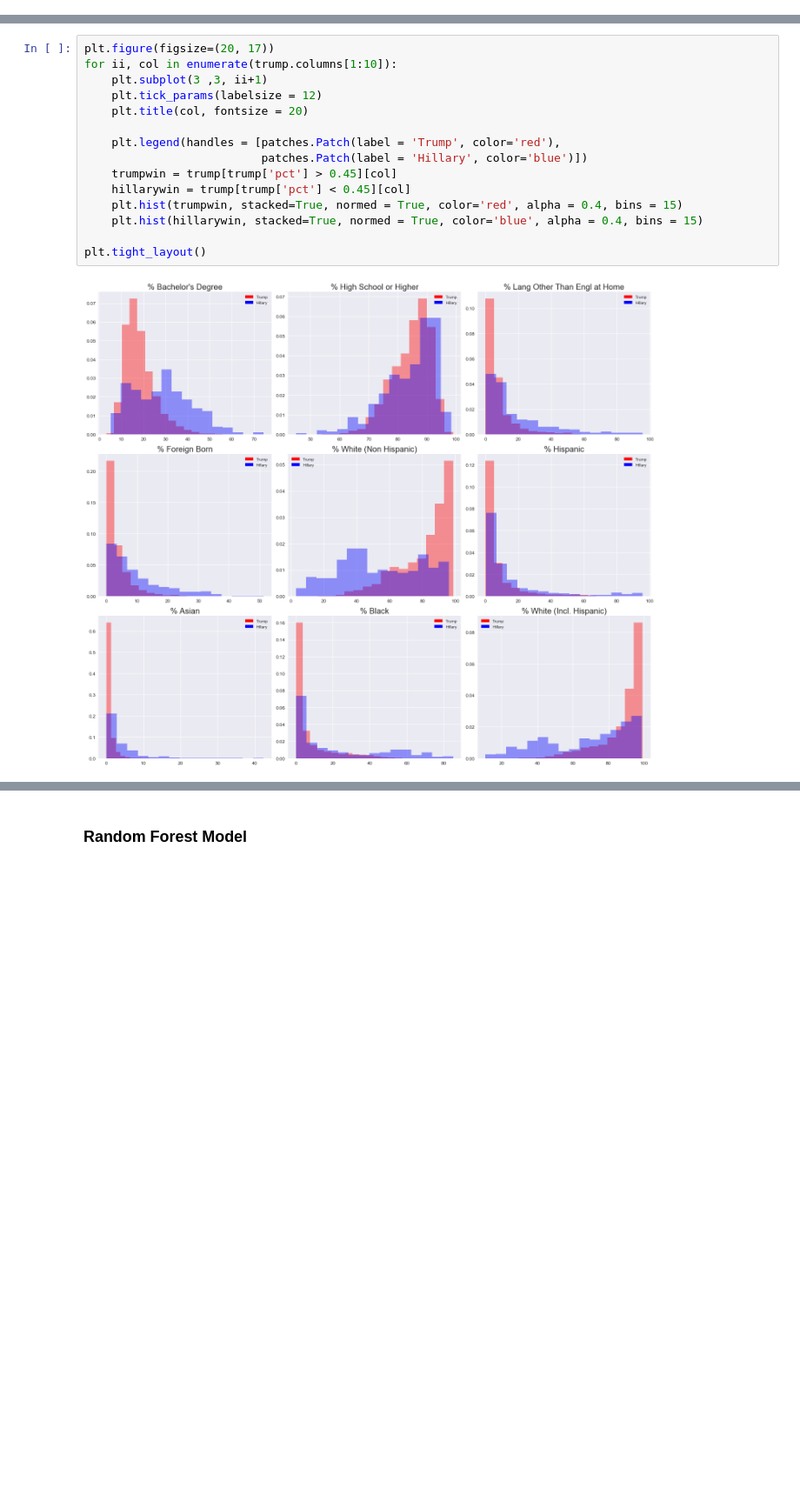
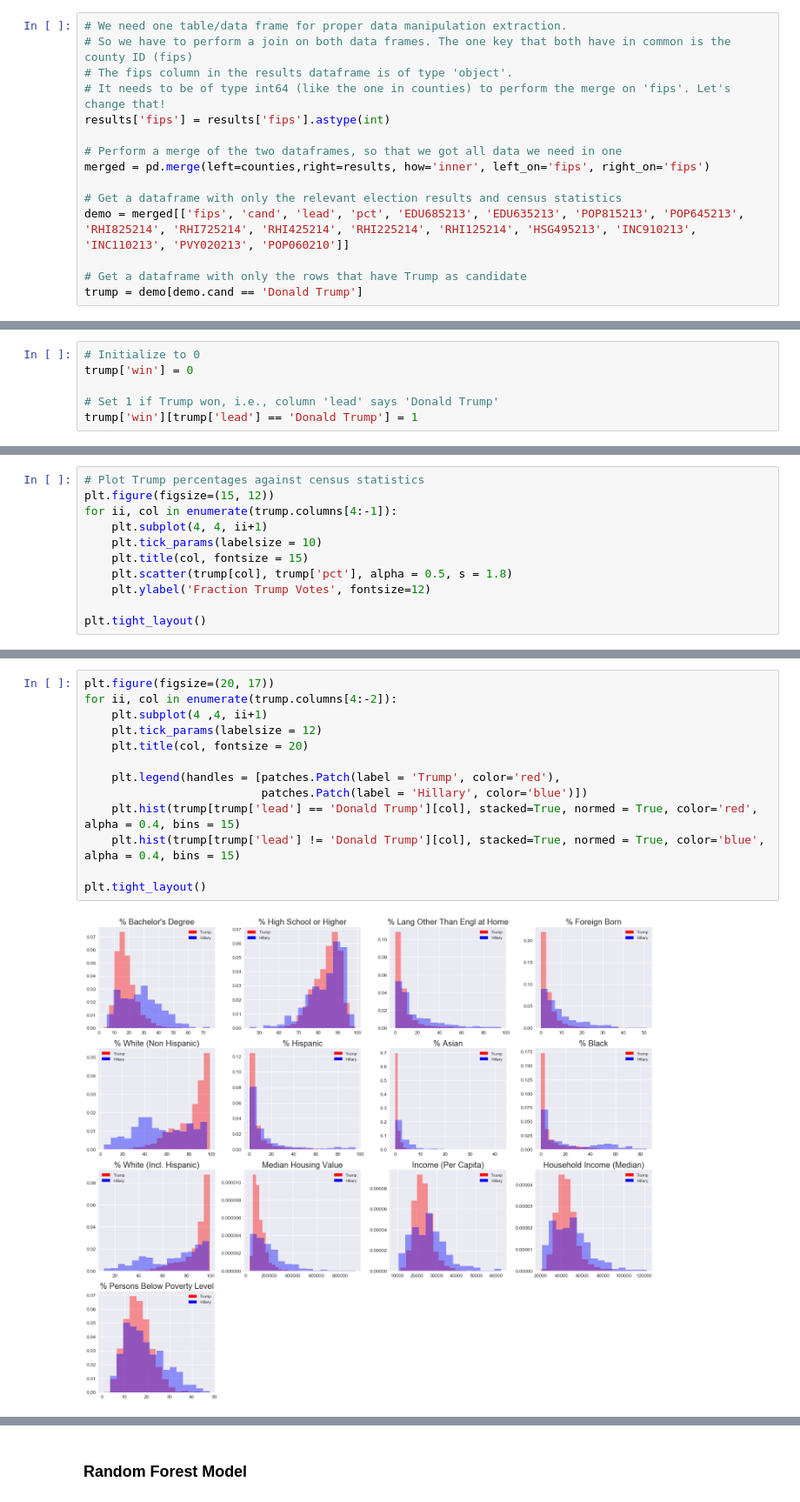
Before and after one commit to stefanmunnich/2016election, a Jupyter notebook: Trump.ipynb, the cells around one changed output, grey strips where cells are left out. Shown: that part at 87% size. Cells and saved outputs as stored; diff of their text form; blank space fills up the shorter version.

```diff
--- a/Trump.ipynb
+++ b/Trump.ipynb
@@ -92,0 +69,15 @@ trump['win'][trump['pct'] < 0.45] = 0
+# %%
+# We need one table/data frame for proper data manipulation extraction.
+# So we have to perform a join on both data frames. The one key that both have in common is the county ID (fips)
+# The fips column in the results dataframe is of type 'object'.
+# It needs to be of type int64 (like the one in counties) to perform the merge on 'fips'. Let's change that!
+results['fips'] = results['fips'].astype(int)
+
+# Perform a merge of the two dataframes, so that we got all data we need in one
+merged = pd.merge(left=counties,right=results, how='inner', left_on='fips', right_on='fips')
+
+# Get a dataframe with only the relevant election results and census statistics
+demo = merged[['fips', 'cand', 'lead', 'pct', 'EDU685213', 'EDU635213', 'POP815213', 'POP645213', 'RHI825214', 'RHI725214', 'RHI425214', 'RHI225214', 'RHI125214', 'HSG495213', 'INC910213', 'INC110213', 'PVY020213', 'POP060210']]
+
+# Get a dataframe with only the rows that have Trump as candidate
+trump = demo[demo.cand == 'Donald Trump']
@@ -92,0 +115,6 @@ trump['win'][trump['pct'] < 0.45] = 0
+# %%
+# Initialize to 0
+trump['win'] = 0
+
+# Set 1 if Trump won, i.e., column 'lead' says 'Donald Trump'
+trump['win'][trump['lead'] == 'Donald Trump'] = 1
@@ -92,0 +142,11 @@ trump['win'][trump['pct'] < 0.45] = 0
+# %%
+# Plot Trump percentages against census statistics
+plt.figure(figsize=(15, 12))
+for ii, col in enumerate(trump.columns[4:-1]):
+    plt.subplot(4, 4, ii+1)
+    plt.tick_params(labelsize = 10)
+    plt.title(col, fontsize = 15)
+    plt.scatter(trump[col], trump['pct'], alpha = 0.5, s = 1.8)
+    plt.ylabel('Fraction Trump Votes', fontsize=12)
+
+plt.tight_layout()
@@ -103,17 +181,15 @@ sns.heatmap(trump.astype(float).corr().round(decimals = 2), linewidths = 0.5, vm
 # %%
 plt.figure(figsize=(20, 17))
-for ii, col in enumerate(trump.columns[1:10]):
-    plt.subplot(3 ,3, ii+1)
+for ii, col in enumerate(trump.columns[4:-2]):
+    plt.subplot(4 ,4, ii+1)
     plt.tick_params(labelsize = 12)
     plt.title(col, fontsize = 20)
 
     plt.legend(handles = [patches.Patch(label = 'Trump', color='red'),
                           patches.Patch(label = 'Hillary', color='blue')])
-    trumpwin = trump[trump['pct'] > 0.45][col]
-    hillarywin = trump[trump['pct'] < 0.45][col]
-    plt.hist(trumpwin, stacked=True, normed = True, color='red', alpha = 0.4, bins = 15)
-    plt.hist(hillarywin, stacked=True, normed = True, color='blue', alpha = 0.4, bins = 15)
+    plt.hist(trump[trump['lead'] == 'Donald Trump'][col], stacked=True, normed = True, color='red', alpha = 0.4, bins = 15)
+    plt.hist(trump[trump['lead'] != 'Donald Trump'][col], stacked=True, normed = True, color='blue', alpha = 0.4, bins = 15)
 
 plt.tight_layout()
 # %% [output]
-[figure, old version]
+[figure, new version]
```
Also changed, not shown: parts of 44 cells of this notebook.
